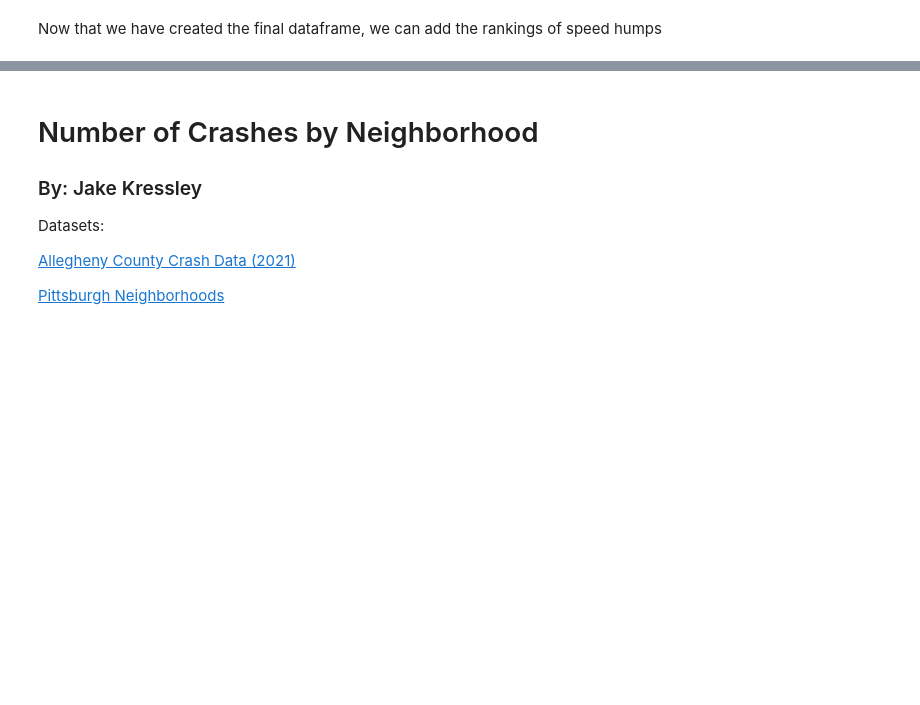
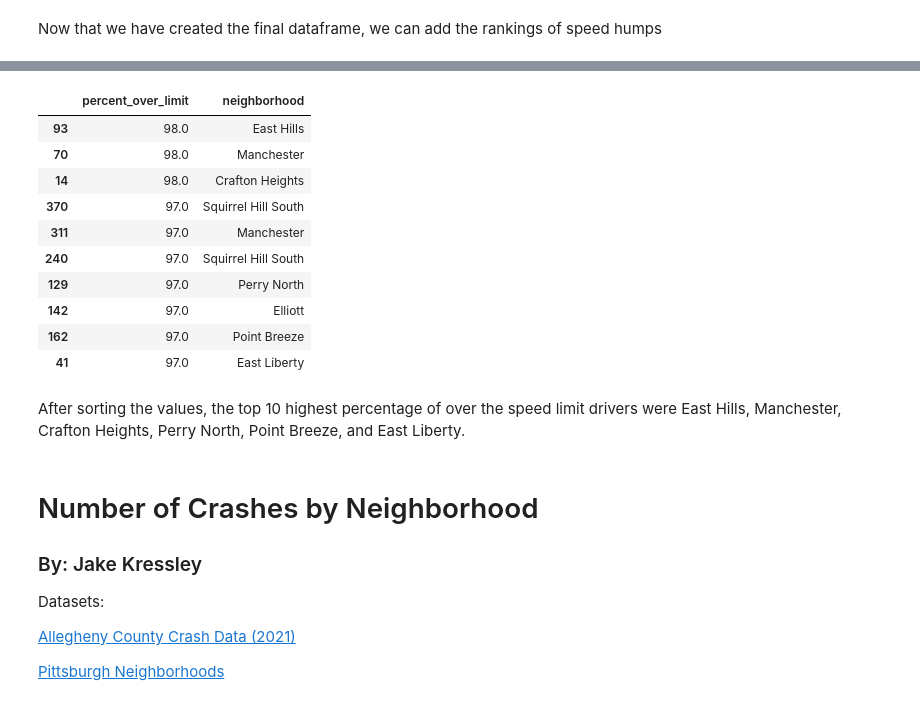
Before and after one commit to jakekressley/ldpn, a Jupyter notebook: code/project.ipynb, the cells around one changed output, grey strips where cells are left out. Cells and saved outputs as stored; diff of their text form; code cells hidden in the pictures; blank space fills up the shorter version.

```diff
--- a/code/project.ipynb
+++ b/code/project.ipynb
@@ -158,3 +214,23 @@ for index, neighborhood in speedhumps
+# %%
+import pandas as pd
+import numpy as np
+df=pd.read_csv("TrafficCount.csv",usecols=['percent_over_limit','neighborhood'])
+df2=df.sort_values(by='percent_over_limit',inplace=True,ascending=False)
+df.head(10)
+# %% [output]
+|  | percent_over_limit | neighborhood |
+| 93 | 98.0 | East Hills |
+| 70 | 98.0 | Manchester |
+| 14 | 98.0 | Crafton Heights |
+| 370 | 97.0 | Squirrel Hill South |
+| 311 | 97.0 | Manchester |
+| 240 | 97.0 | Squirrel Hill South |
+| 129 | 97.0 | Perry North |
+| 142 | 97.0 | Elliott |
+| 162 | 97.0 | Point Breeze |
+| 41 | 97.0 | East Liberty |
+# %% [markdown]
+After sorting the values, the top 10 highest percentage of over the speed limit drivers were East Hills, Manchester, Crafton Heights, Perry North, Point Breeze, and East Liberty.
 # %% [markdown]
 # Number of Crashes by Neighborhood
 ### By: Jake Kressley
```
Also changed, not shown: parts of 9 cells of this notebook.
